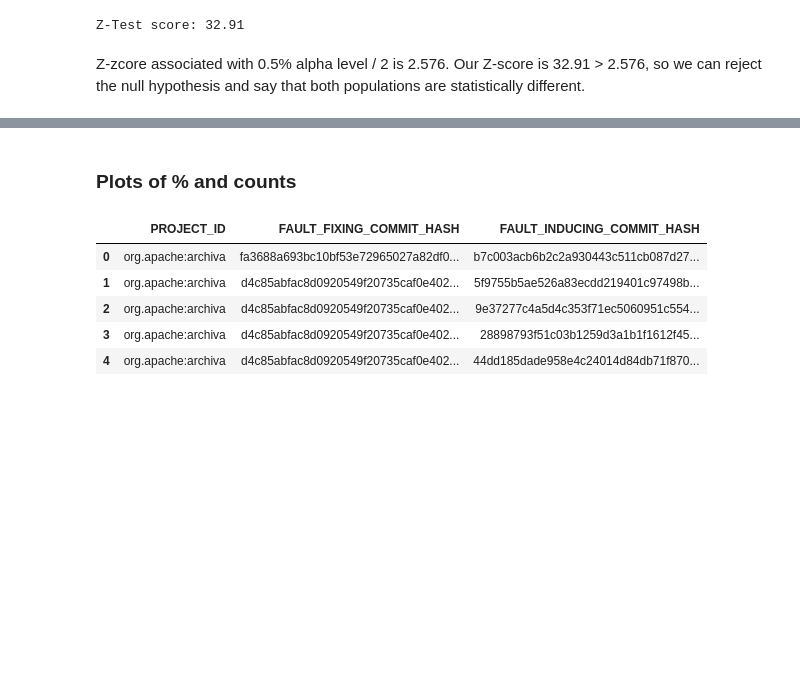
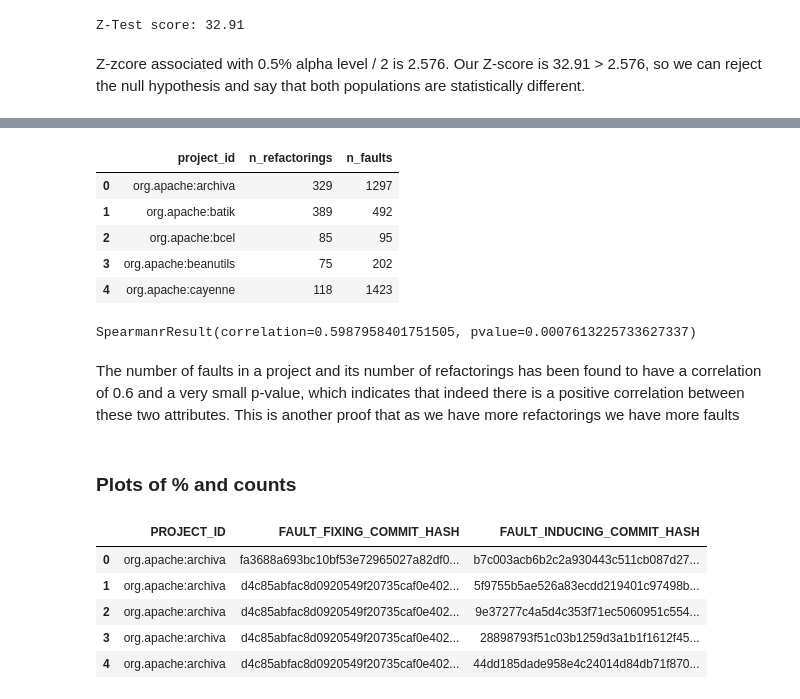
Before and after one commit to danigoju/Technical-Debt-DLMP, a Jupyter notebook: notebooks/refactoring_test.ipynb, the cells around one changed output, grey strips where cells are left out. Cells and saved outputs as stored; diff of their text form; code cells hidden in the pictures; blank space fills up the shorter version.

Commit message:
Spearman test

```diff
--- a/notebooks/refactoring_test.ipynb
+++ b/notebooks/refactoring_test.ipynb
@@ -15,8 +15,8 @@ szz_fault_inducing_commits = pd.read_sql_query("SELECT * FROM szz_fault_inducing
 refactoring_miner = pd.read_sql_query("SELECT * FROM refactoring_miner",conn)
 refactoring_miner = refactoring_miner[refactoring_miner["COMMIT_HASH"].isin(git_commits["COMMIT_HASH"])]
 # %%
-# clean_df = pd.read_csv("../src/data/td_V2_clean.csv", encoding='utf8', engine='python')
-clean_df = pp.preprocess_old(git_commits, szz_fault_inducing_commits, refactoring_miner)
+clean_df = pd.read_csv("../src/data/td_V2_clean.csv", encoding='utf8', engine='python')
+#clean_df = pp.preprocess_old(git_commits, szz_fault_inducing_commits, refactoring_miner)
 # %%
 clean_df = clean_df[clean_df["FAULT_INDUCING_COMMIT_HASH"].isin(szz_fault_inducing_commits["FAULT_INDUCING_COMMIT_HASH"])]
 clean_df
@@ -95,3 +99,32 @@ Our Z-score is 32.91 > 2.576, so we can reject the null hypothesis and say that
+# %%
+# Build dataframe: for each project two columns: number of refactorings, number of faults
+faults_project = []
+for i in szz_fault_inducing_commits.PROJECT_ID.unique():
+    #print('Project:', i)
+    fault_refactor = len(clean_df[clean_df.PROJECT_ID==i]["FAULT_INDUCING_COMMIT_HASH"].unique())
+    fault_no_refactor = sum(~pd.Series(szz_fault_inducing_commits[szz_fault_inducing_commits.PROJECT_ID==i]["FAULT_INDUCING_COMMIT_HASH"].unique()).isin(clean_df[clean_df.PROJECT_ID==i]["FAULT_INDUCING_COMMIT_HASH"].unique()))
+    commit_refactor = len(refactoring_miner[refactoring_miner.PROJECT_ID==i]["COMMIT_HASH"].unique())
+    commit_no_refactor = sum(~pd.Series(git_commits[git_commits.PROJECT_ID==i]["COMMIT_HASH"].unique()).isin(refactoring_miner[refactoring_miner.PROJECT_ID==i]["COMMIT_HASH"].unique()))
+    #print(round(fault_refactor/commit_refactor, 2), '% of faults in refactor commits', sep = '')
+    #print(round(fault_no_refactor/commit_no_refactor, 2), '% of faults in non-refactor commits\n', sep = '')
+    faults_project.append([i, commit_refactor ,fault_no_refactor + fault_refactor])
+
+faults_project = pd.DataFrame(faults_project).rename(columns={0:'project_id',1:'n_refactorings',2:'n_faults'})
+faults_project.head()
+# %% [output]
+|  | project_id | n_refactorings | n_faults |
+| 0 | org.apache:archiva | 329 | 1297 |
+| 1 | org.apache:batik | 389 | 492 |
+| 2 | org.apache:bcel | 85 | 95 |
+| 3 | org.apache:beanutils | 75 | 202 |
+| 4 | org.apache:cayenne | 118 | 1423 |
+# %%
+import scipy.stats
+scipy.stats.spearmanr(a = np.array(faults_project['n_refactorings']), b = np.array(faults_project['n_faults']))
+# %% [output]
+SpearmanrResult(correlation=0.5987958401751505, pvalue=0.0007613225733627337)
+# %% [markdown]
+The number of faults in a project and its number of refactorings has been found to have a correlation of 0.6 and a very small p-value, which indicates that indeed there is a positive correlation between these two attributes. This is another proof that as we have more refactorings we have more faults
 # %% [markdown]
 ### Plots of % and counts
 # %%
```
Also changed, not shown: parts of 2 cells of this notebook.
